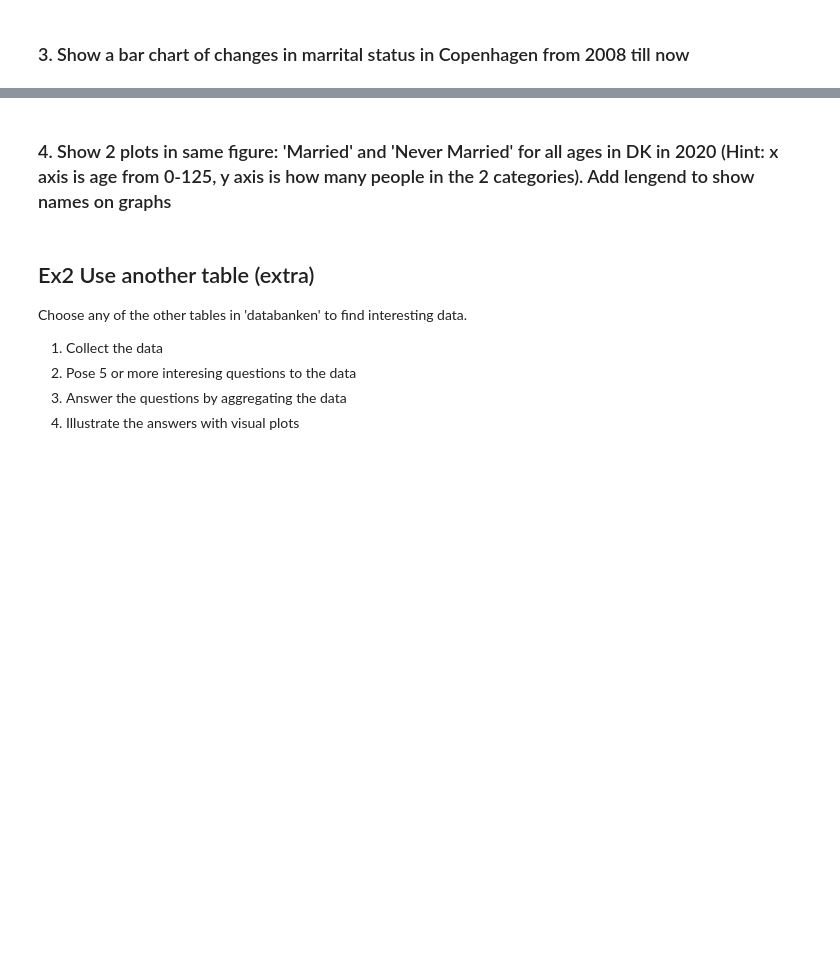
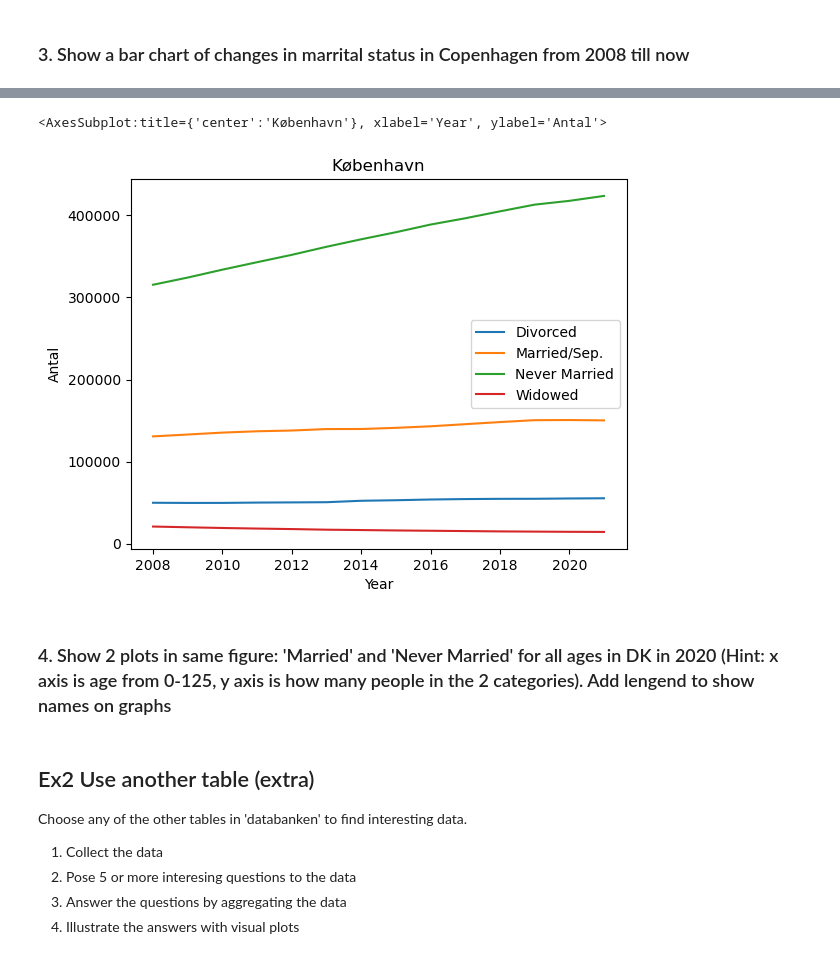
Before and after one commit to JonasRex/JupyterLab_My_Notebooks, a Jupyter notebook: ex5 (Pandas)/EX5.ipynb, the cells around one changed output, grey strips where cells are left out. Cells and saved outputs as stored; diff of their text form; code cells hidden in the pictures; blank space fills up the shorter version.

```diff
--- a/ex5 (Pandas)/EX5.ipynb
+++ b/ex5 (Pandas)/EX5.ipynb
@@ -52,0 +38,10 @@ Name: CIVILSTAND, Length: 95, dtype: object
+# %%
+# Remove all Q1 - Q3 with this mask / query and remove All Denmark and regions
+my_mask = df["TID"].str.contains('Q4') & ~df["OMRÅDE"].str.contains('All Denmark') & ~df["OMRÅDE"].str.contains('Region')
+data = df.query("@my_mask").reset_index()
+
+
+#Remove Q4 from time
+data['TID']= data['TID'].str.replace('Q4','')
+
+data
@@ -55,2 +177,23 @@ Name: CIVILSTAND, Length: 95, dtype: object
 # %% [markdown]
 ### 3. Show a bar chart of changes in marrital status in Copenhagen from 2008 till now
+# %%
+# Find all data on top 5 areas
+kbh = data[data['OMRÅDE'] == 'Copenhagen'].reset_index()
+
+
+# Filter out labels of interest
+kbh = kbh.filter(['CIVILSTAND', 'TID', 'INDHOLD'])
+
+# Group the value according to a condition
+kbh_result = kbh.groupby(['CIVILSTAND','TID']).sum().reset_index()
+
+#kbh_result.rename(columns={'INDHOLD': 'ANTAL'}, inplace=True, errors='raise')
+# %%
+# explaination(ts_div): First we find all people that are divorced,
+# then we set the indexes to the years, and in the end we set the values for each year
+ts_div = kbh_result.loc[kbh_result['CIVILSTAND']=='Divorced'].set_index('TID').loc[:, 'INDHOLD']
+ts_ms = kbh_result.loc[kbh_result['CIVILSTAND']=='Married/separated'].set_index('TID').loc[:, 'INDHOLD']
+ts_nm = kbh_result.loc[kbh_result['CIVILSTAND']=='Never married'].set_index('TID').loc[:, 'INDHOLD']
+ts_wid = kbh_result.loc[kbh_result['CIVILSTAND']=='Widowed'].set_index('TID').loc[:, 'INDHOLD']
+
+print(ts_div)
@@ -57,2 +217,11 @@ Name: CIVILSTAND, Length: 95, dtype: object
+# %%
+# CONCAT
+ts = pd.concat([ts_div, ts_ms, ts_nm, ts_wid], axis=1,  keys=['Divorced', 'Married/Sep.', 'Never Married', 'Widowed']) # axis=0 is default (concats like sql UNION) axis=1 concats the data along the x axis
+
+#ts
+ts.plot(title='København', xlabel='Year', ylabel='Antal')
+# %% [output]
+<AxesSubplot:title={'center':'København'}, xlabel='Year', ylabel='Antal'>
+[figure, added]
 # %% [markdown]
 ###  4. Show 2 plots in same figure: 'Married' and 'Never Married' for all ages in DK in 2020 (Hint: x axis is age from 0-125, y axis is how many people in the 2 categories). Add lengend to show names on graphs
```
Also changed, not shown: parts of 14 cells of this notebook, 1 other file.
